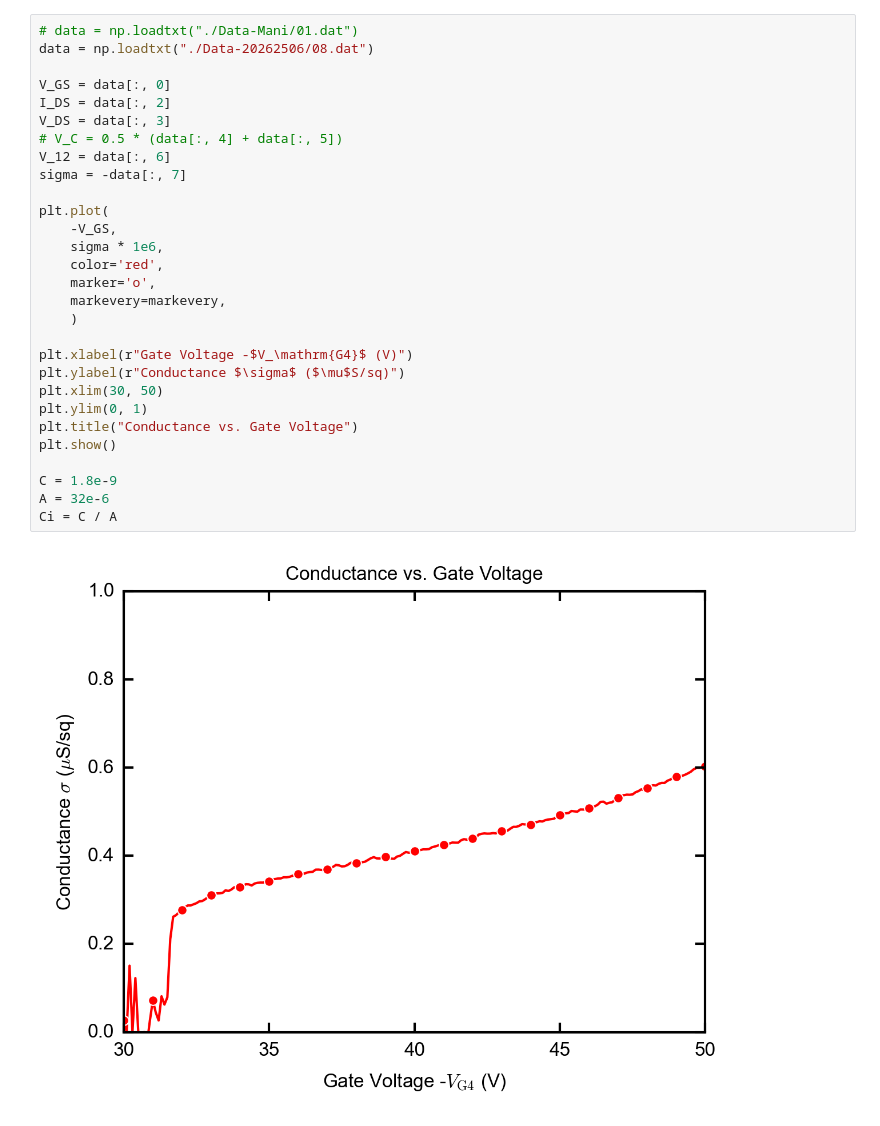
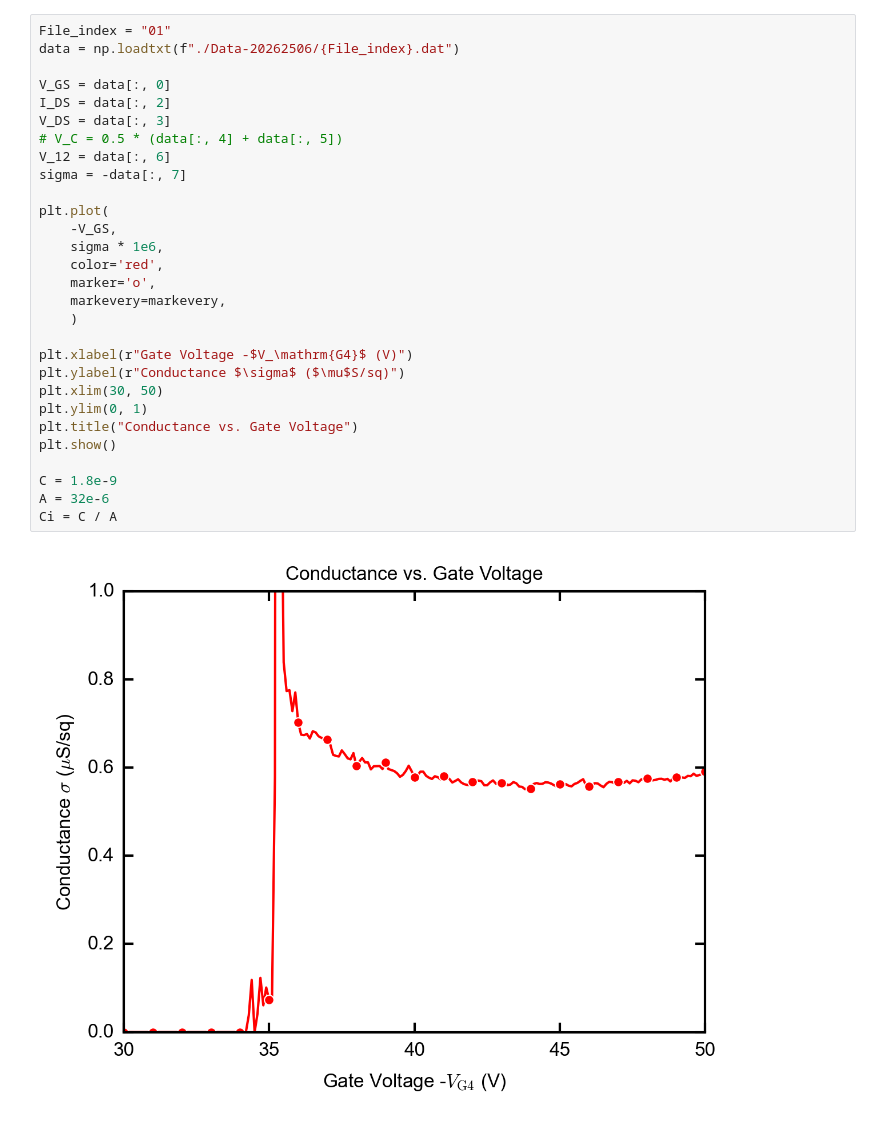
Before and after one commit to phamtrungkien8904/BachelorThesis, a Jupyter notebook: TripC12/single.ipynb, the cells around one changed output. Drawn from its saved outputs; the diff is of its cells as text.

```diff
--- a/TripC12/single.ipynb
+++ b/TripC12/single.ipynb
@@ -72,36 +75,36 @@ plt.rcParams.update({
 
 markevery = 10
 # %%
-# data = np.loadtxt("./Data-Mani/01.dat")
-data = np.loadtxt("./Data-20262506/08.dat")
+File_index = "01"
+data = np.loadtxt(f"./Data-20262506/{File_index}.dat")
 
 V_GS = data[:, 0]
 I_DS = data[:, 2]
 V_DS = data[:, 3]
 # V_C = 0.5 * (data[:, 4] + data[:, 5])
 V_12 = data[:, 6]
 sigma = -data[:, 7]
 
 plt.plot(
     -V_GS,
     sigma * 1e6,
     color='red',
     marker='o',
     markevery=markevery,
     )
 
 plt.xlabel(r"Gate Voltage -$V_\mathrm{G4}$ (V)")
 plt.ylabel(r"Conductance $\sigma$ ($\mu$S/sq)")
 plt.xlim(30, 50)
 plt.ylim(0, 1)
 plt.title("Conductance vs. Gate Voltage")
 plt.show()
 
 C = 1.8e-9
 A = 32e-6
 Ci = C / A
 # %% [output]
-[figure, old version]
+[figure, new version]
 # %%
 mu_var = -sigma/Ci/V_GS * 1e4
 
```
Also changed, not shown: parts of 4 cells of this notebook, 1 other file.
